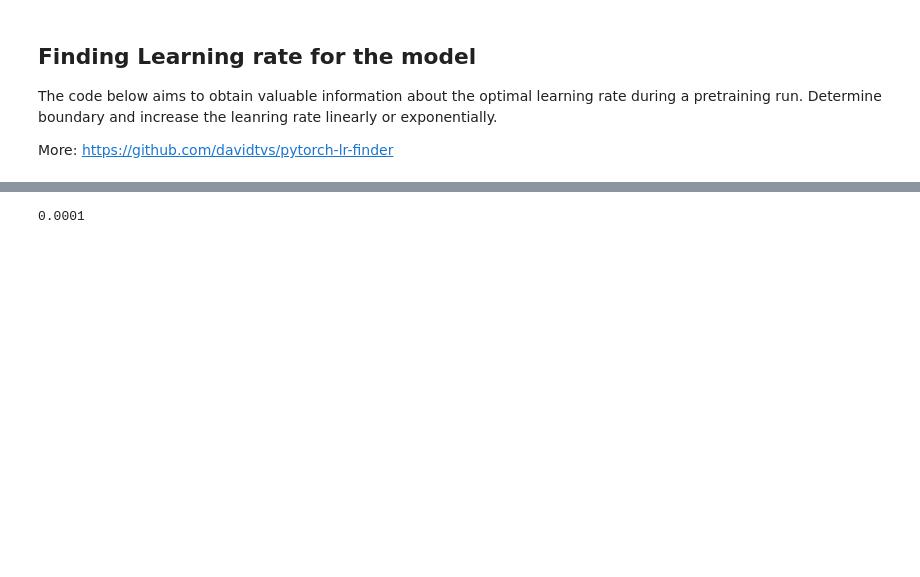
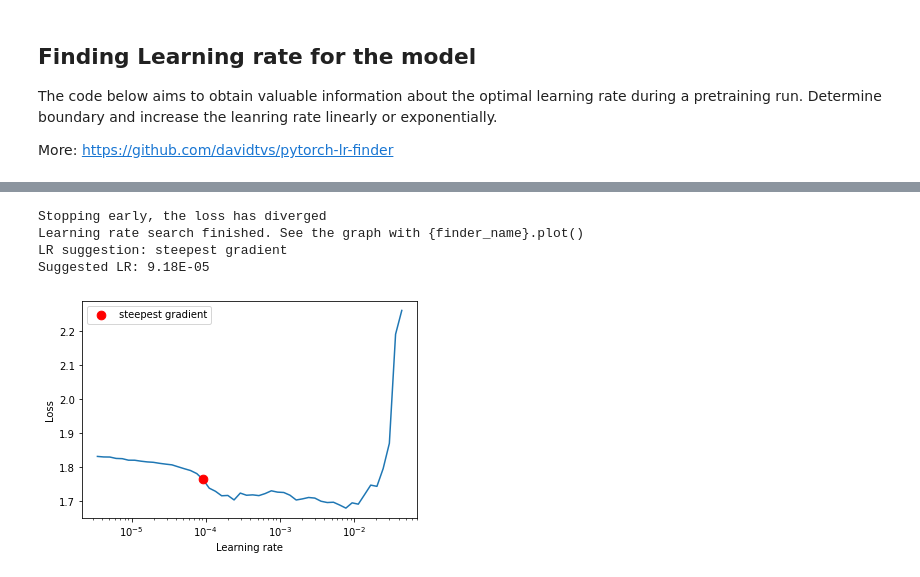
Before and after one commit to apeiffer/sentiment-analysis, a Jupyter notebook: notebooks/RoBERTa_Fine_Tuning_Emotion_classification.ipynb, the cells around one changed output, grey strips where cells are left out. Saved outputs shown, nothing was run; the diff lists cells and outputs as text; code cells hidden in the pictures; blank space fills up the shorter version.

```diff
--- a/notebooks/RoBERTa_Fine_Tuning_Emotion_classification.ipynb
+++ b/notebooks/RoBERTa_Fine_Tuning_Emotion_classification.ipynb
@@ -445,22 +443,22 @@ More: https://github.com/davidtvs/pytorch-lr-finder
 # %%
 !pip install torch-lr-finder
 lr=0.1 ## uper bound LR
-# from torch_lr_finder import LRFinder
-# hparams_tmp = Namespace(
-#     train_path=train_path,
-#     val_path=val_path,
-#     test_path=test_path,
-#     batch_size=16,
-#     warmup_steps=100,
-#     epochs=1,
-#     lr=lr,
-#     accumulate_grad_batches=1,
-# )
-# module = TrainingModule(hparams_tmp)
-# criterion = nn.CrossEntropyLoss()
-# optimizer = AdamW(module.parameters(), lr=5e-7) ## lower bound LR
-# lr_finder = LRFinder(module, optimizer, criterion, device="cuda")
-# lr_finder.range_test(module.train_dataloader(), end_lr=100, num_iter=100, accumulation_steps=hparams_tmp.accumulate_grad_batches)
-# lr_finder.plot()
-# lr_finder.reset()
+from torch_lr_finder import LRFinder
+hparams_tmp = Namespace(
+    train_path=train_path,
+    val_path=val_path,
+    test_path=test_path,
+    batch_size=16,
+    warmup_steps=100,
+    epochs=1,
+    lr=lr,
+    accumulate_grad_batches=1,
+)
+module = TrainingModule(hparams_tmp)
+criterion = nn.CrossEntropyLoss()
+optimizer = AdamW(module.parameters(), lr=5e-7) ## lower bound LR
+lr_finder = LRFinder(module, optimizer, criterion, device="cuda")
+lr_finder.range_test(module.train_dataloader(), end_lr=100, num_iter=100, accumulation_steps=hparams_tmp.accumulate_grad_batches)
+lr_finder.plot()
+lr_finder.reset()
 # %% [output]
@@ -479,6 +477,6 @@ Requirement already satisfied: six in /usr/local/lib/python3.7/dist-packages (fr
+Stopping early, the loss has diverged
+Learning rate search finished. See the graph with {finder_name}.plot()
+LR suggestion: steepest gradient
+Suggested LR: 9.18E-05
+[figure, added]
-# %%
-lr = 1e-4
-lr
-# %% [output]
-0.0001
 # %%
```
Also changed, not shown: parts of 20 cells of this notebook.
